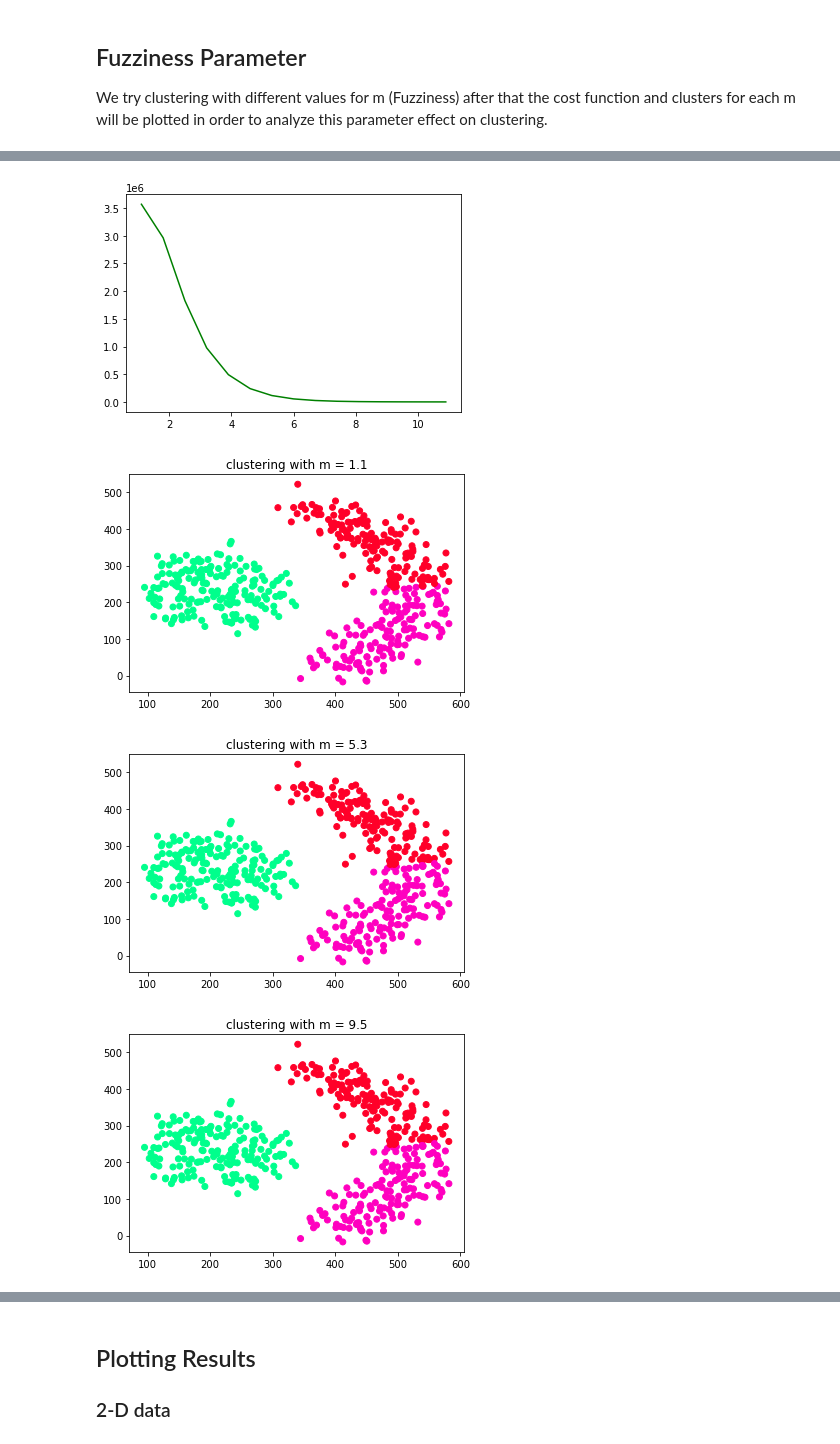
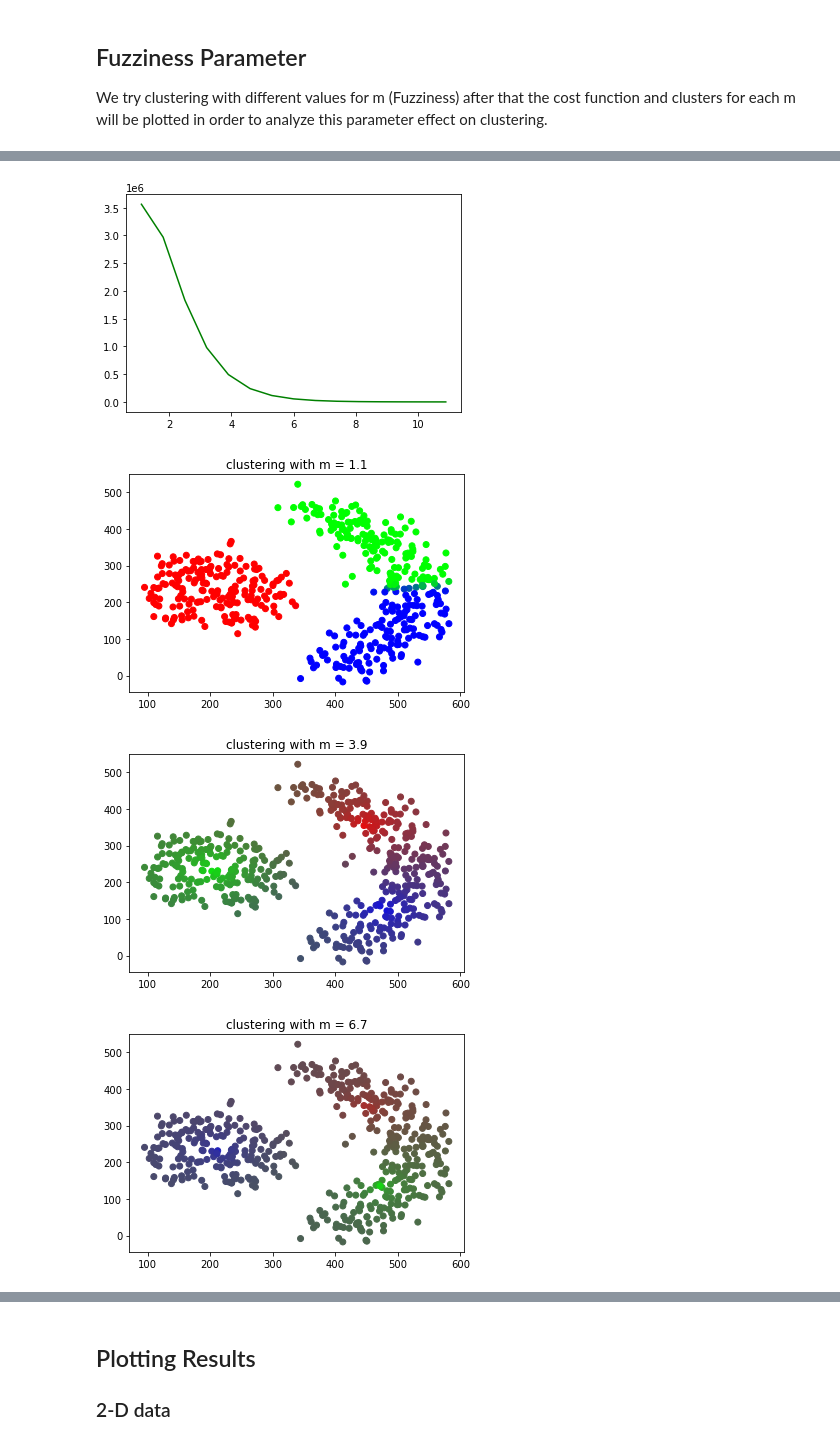
Before and after one commit to alifa98/Fuzzy-C-Means-Clustering, a Jupyter notebook: Fuzzy C-Means Clustering.ipynb, the cells around one changed output, grey strips where cells are left out. Drawn from its saved outputs; the diff is of its cells as text; code cells hidden in the pictures.

Commit message:
gradient added for fuzzy plot

```diff
--- a/Fuzzy C-Means Clustering.ipynb
+++ b/Fuzzy C-Means Clustering.ipynb
@@ -18,7 +18,7 @@ raw_data_csv.append(pd.read_csv("data/data4.csv", header=None))
 # %%
 ## Definition of constants
 CONST_M = 1.4
-CONST_CLUSTERING_ITERATION_NUMBER = 50
+CONST_CLUSTERING_ITERATION_NUMBER = 10
 # %% [markdown]
 ## Functions
 
@@ -156,6 +156,15 @@ def defuzzification(data):
     for data_index, data_row in data.iterrows():
         crisp.append(np.array(data_row['fuzzy_cluster']).argmax())
     return crisp
+
+## construct an RGB colot for all data points based on each membership value.
+def get_3_cluster_gradient(data):
+    gradient = []
+    for data_index, data_row in data.iterrows():
+        values = (np.array(data_row['fuzzy_cluster']) * 255).tolist()
+        values = tuple(map(round, values))
+        gradient.append('#%02x%02x%02x' % values)
+    return gradient
 # %% [markdown]
 ### Iterative Function
 1. We chooshe some data point as initial centers of clusters.
@@ -254,19 +263,19 @@ clustering with m = 10.9
 # %%
 plt.plot(m_values,[different_m_result[i][2] for i in range(len(different_m_result))], 'g')
 plt.show()
 
 for i, m in enumerate(m_values):
-    if i % 6 == 0: # because we don't want to plot all resluts
+    if i % 4 == 0: # because we don't want to plot all resluts
         plt.scatter(
             x=different_m_result[i][0][:][0],
             y=different_m_result[i][0][:][1],
-            c=defuzzification(different_m_result[i][0]),
+            c=get_3_cluster_gradient(different_m_result[i][0]),
             cmap='gist_rainbow'
         )
         plt.gca().update(dict(title="clustering with m = {}".format(m)))
         plt.show()
 # %% [output]
 [figure]
-[figure, old version]
+[figure, new version]
-[figure, old version]
+[figure, new version]
-[figure, old version]
+[figure, new version]
```
Also changed, not shown: parts of 5 cells of this notebook, 11 other files.
